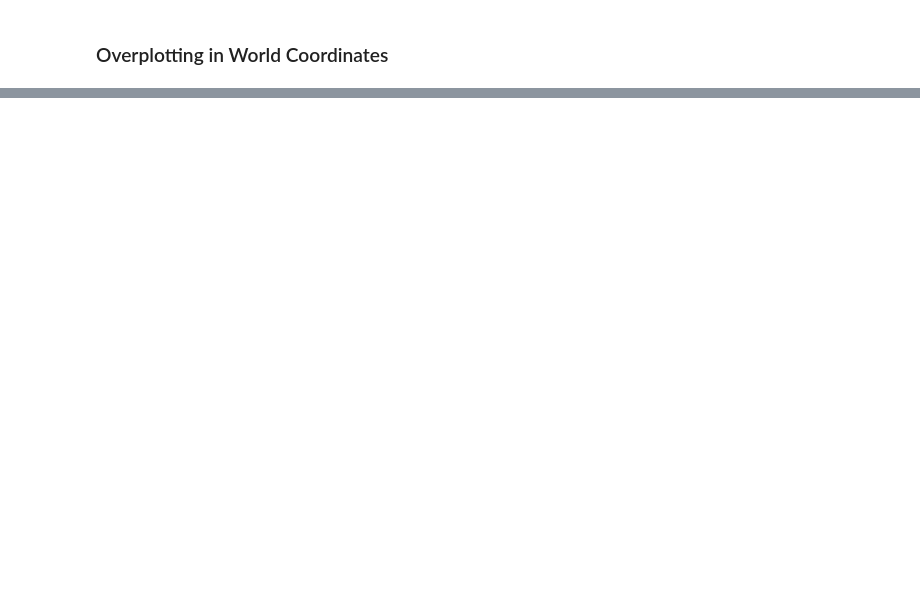
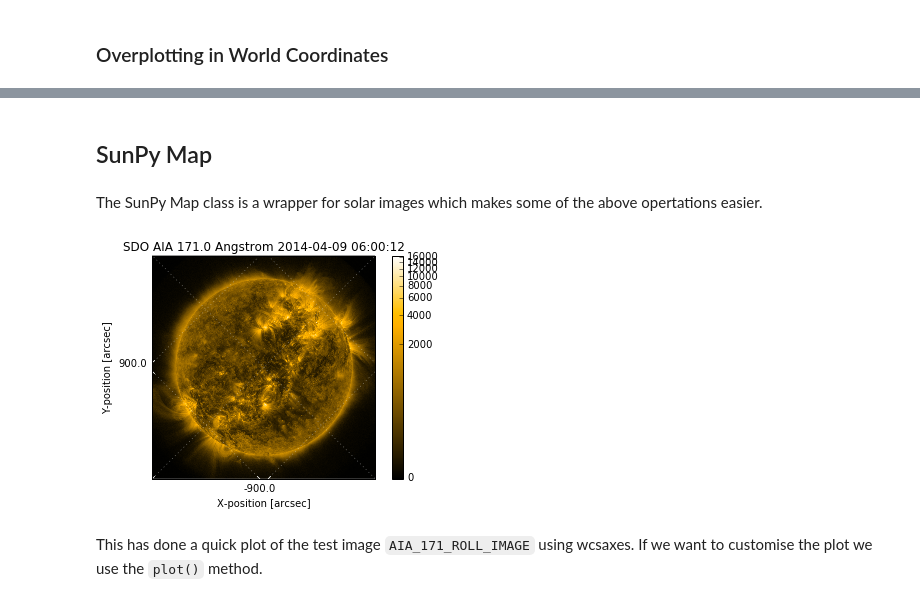
Before and after one commit to OpenAstronomy/workshop_sunpy_astropy, a Jupyter notebook: xx-astroimage/Astro_Images.ipynb, the cells around one changed output, grey strips where cells are left out. Cells and saved outputs as stored; diff of their text form; code cells hidden in the pictures; blank space fills up the shorter version.

Commit message:
Add a map example.
TODO Exercise for wcsaxes overplotting.

```diff
--- a/xx-astroimage/Astro_Images.ipynb
+++ b/xx-astroimage/Astro_Images.ipynb
@@ -245,0 +231,15 @@ ax.plot(189.25, 14.23, 'o', transform=ax.get_transform('world'))
+# %% [markdown]
+## SunPy Map
+# %% [markdown]
+The SunPy Map class is a wrapper for solar images which makes some of the above opertations easier.
+# %%
+import sunpy.map
+from sunpy.data.sample import AIA_171_ROLL_IMAGE
+
+amap = sunpy.map.Map(AIA_171_ROLL_IMAGE)
+amap.peek()
+# %% [output]
+[figure, added]
+# %% [markdown]
+This has done a quick plot of the test image `AIA_171_ROLL_IMAGE` using wcsaxes.
+If we want to customise the plot we use the `plot()` method.
```
Also changed, not shown: parts of 16 cells of this notebook.
